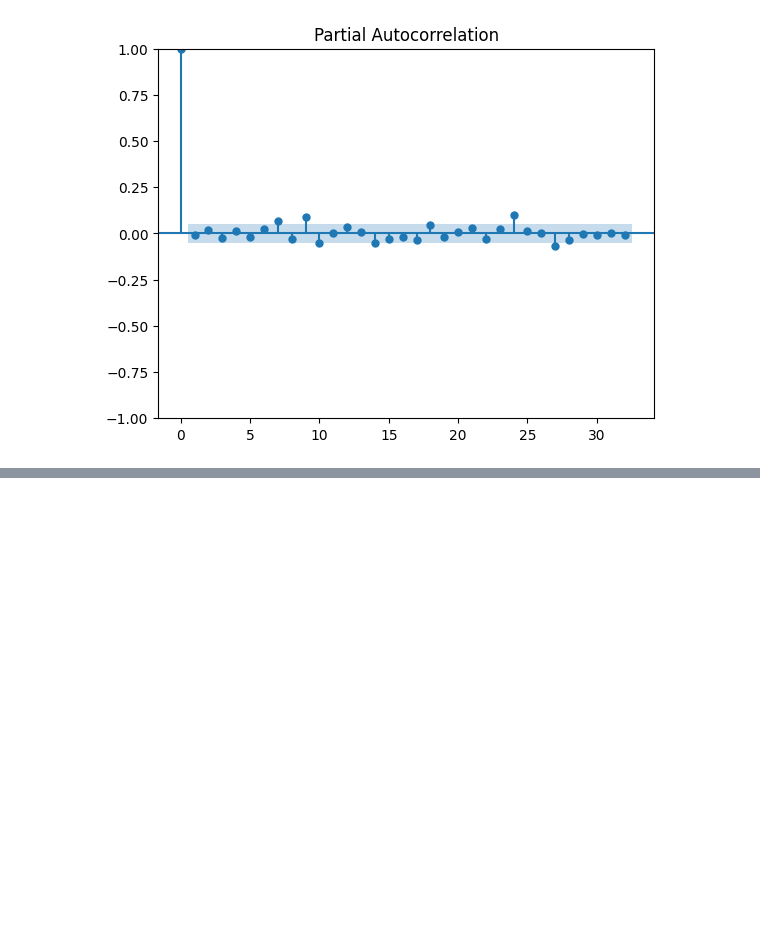
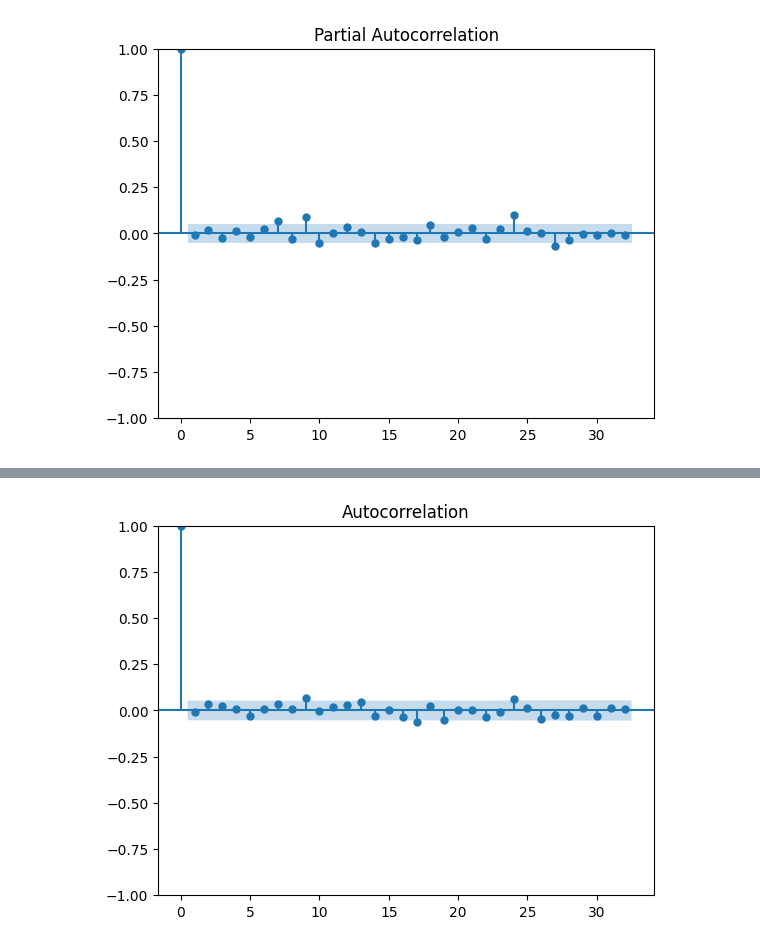
Before and after one commit to VinaySingh561/time-series-analysis, a Jupyter notebook: ACF_and_PACF.ipynb, the cells around one changed output, grey strips where cells are left out. Cells and saved outputs as stored; diff of their text form; code cells hidden in the pictures; blank space fills up the shorter version.

```diff
--- a/ACF_and_PACF.ipynb
+++ b/ACF_and_PACF.ipynb
@@ -166,0 +197,4 @@ pacf_plot = plot_pacf(tickerDf.FirstDiff)
+# %%
+acf_plot = plot_acf(tickerDf.LogReturns)
+# %% [output]
+[figure, added]
```
Also changed, not shown: parts of 7 cells of this notebook.
